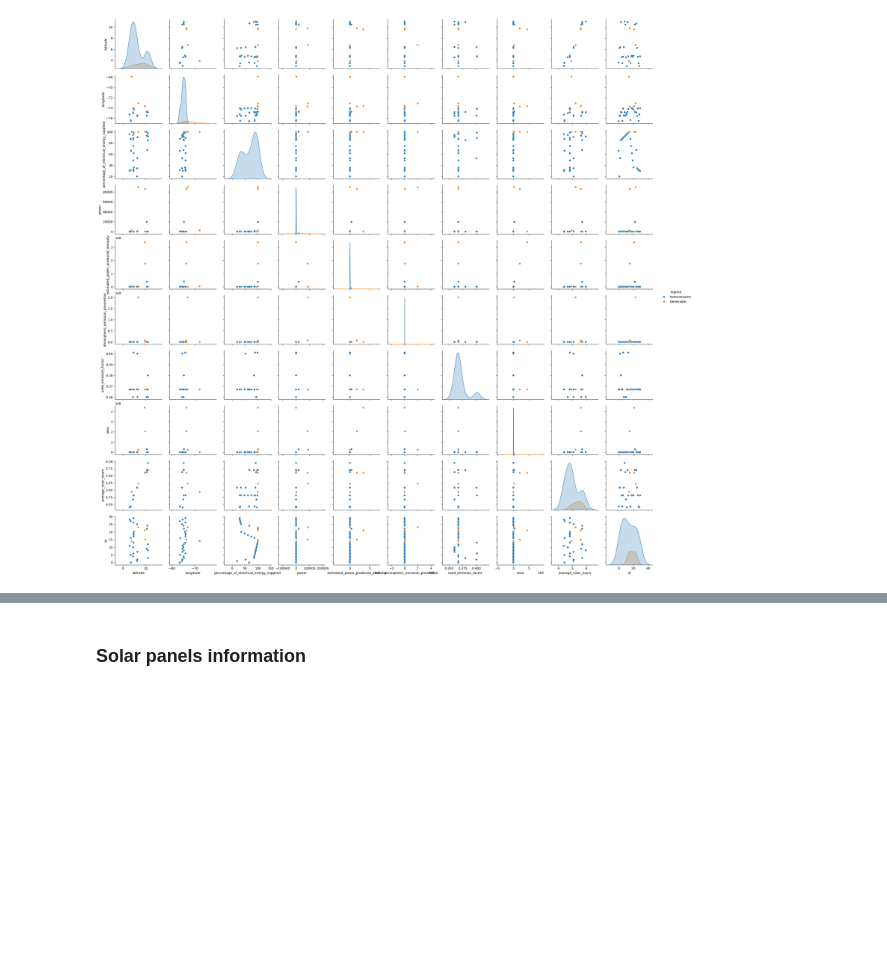
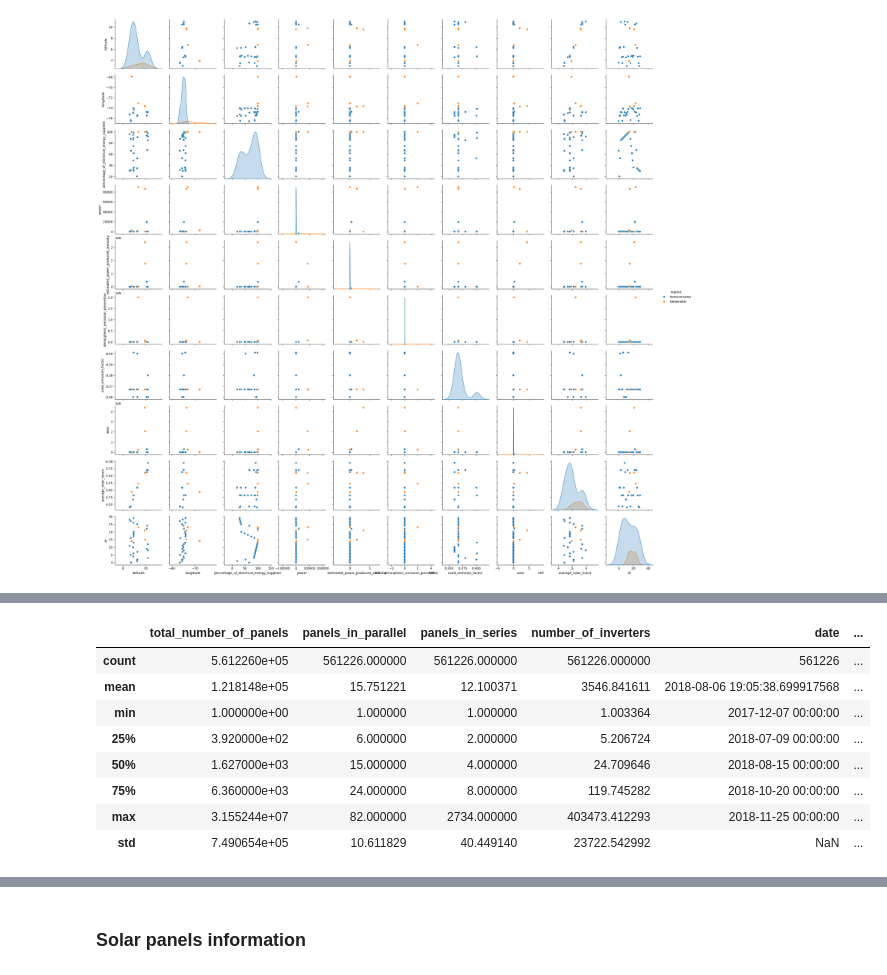
Before and after one commit to Harold2828/PV-Autosizing, a Jupyter notebook: Testing.ipynb, the cells around one changed output, grey strips where cells are left out. Cells and saved outputs as stored; diff of their text form; code cells hidden in the pictures; blank space fills up the shorter version.

```diff
--- a/Testing.ipynb
+++ b/Testing.ipynb
@@ -153,0 +129,14 @@ answer_list
+# %%
+configuration_v2 = configuration.merge(projects_transformed, left_on="project_id", right_on ="id")
+configuration_v2 = configuration_v2.drop(columns=["project_id","panel_reference","inverter_reference","id", "latitude","longitude"])
+configuration_v2.describe()
+# %% [output]
+|  | total_number_of_panels | panels_in_parallel | panels_in_series | number_of_inverters | date | ... |
+| count | 5.612260e+05 | 561226.000000 | 561226.000000 | 561226.000000 | 561226 | ... |
+| mean | 1.218148e+05 | 15.751221 | 12.100371 | 3546.841611 | 2018-08-06 19:05:38.699917568 | ... |
+| min | 1.000000e+00 | 1.000000 | 1.000000 | 1.003364 | 2017-12-07 00:00:00 | ... |
+| 25% | 3.920000e+02 | 6.000000 | 2.000000 | 5.206724 | 2018-07-09 00:00:00 | ... |
+| 50% | 1.627000e+03 | 15.000000 | 4.000000 | 24.709646 | 2018-08-15 00:00:00 | ... |
+| 75% | 6.360000e+03 | 24.000000 | 8.000000 | 119.745282 | 2018-10-20 00:00:00 | ... |
+| max | 3.155244e+07 | 82.000000 | 2734.000000 | 403473.412293 | 2018-11-25 00:00:00 | ... |
+| std | 7.490654e+05 | 10.611829 | 40.449140 | 23722.542992 | NaN | ... |
```
Also changed, not shown: parts of 11 cells of this notebook.
